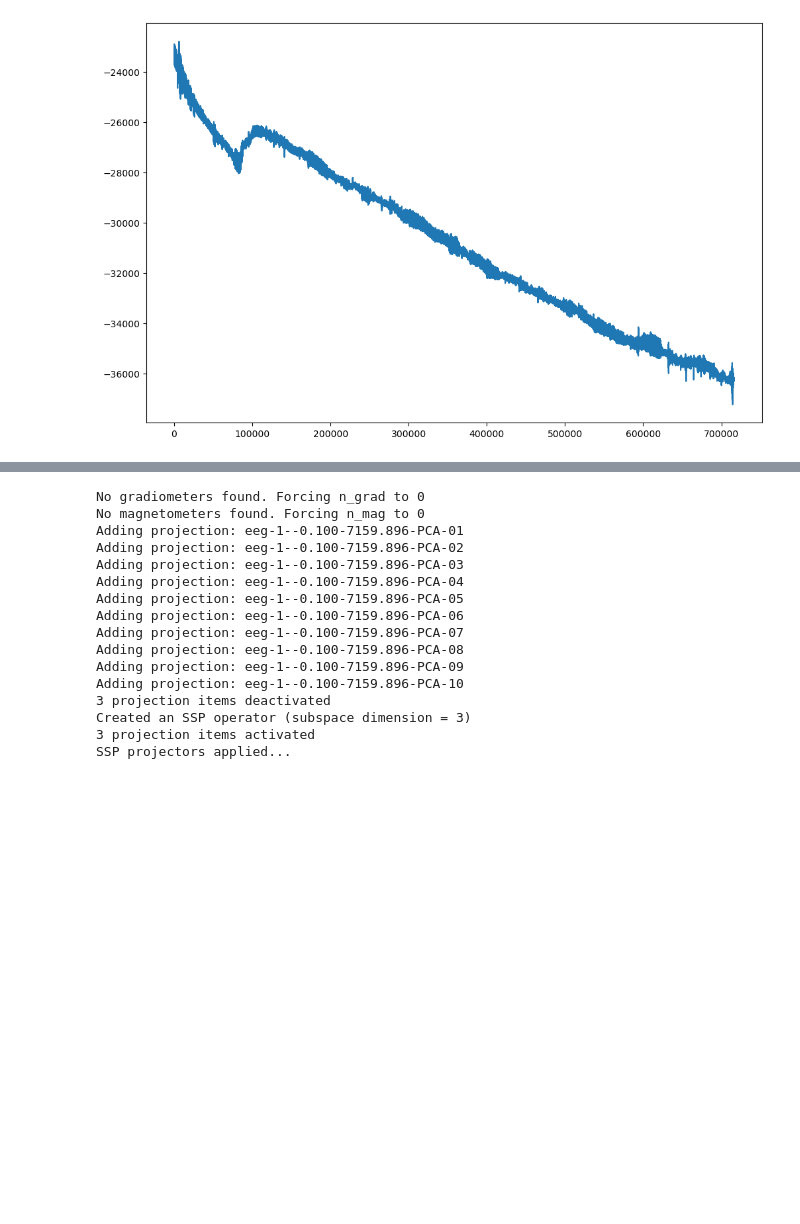
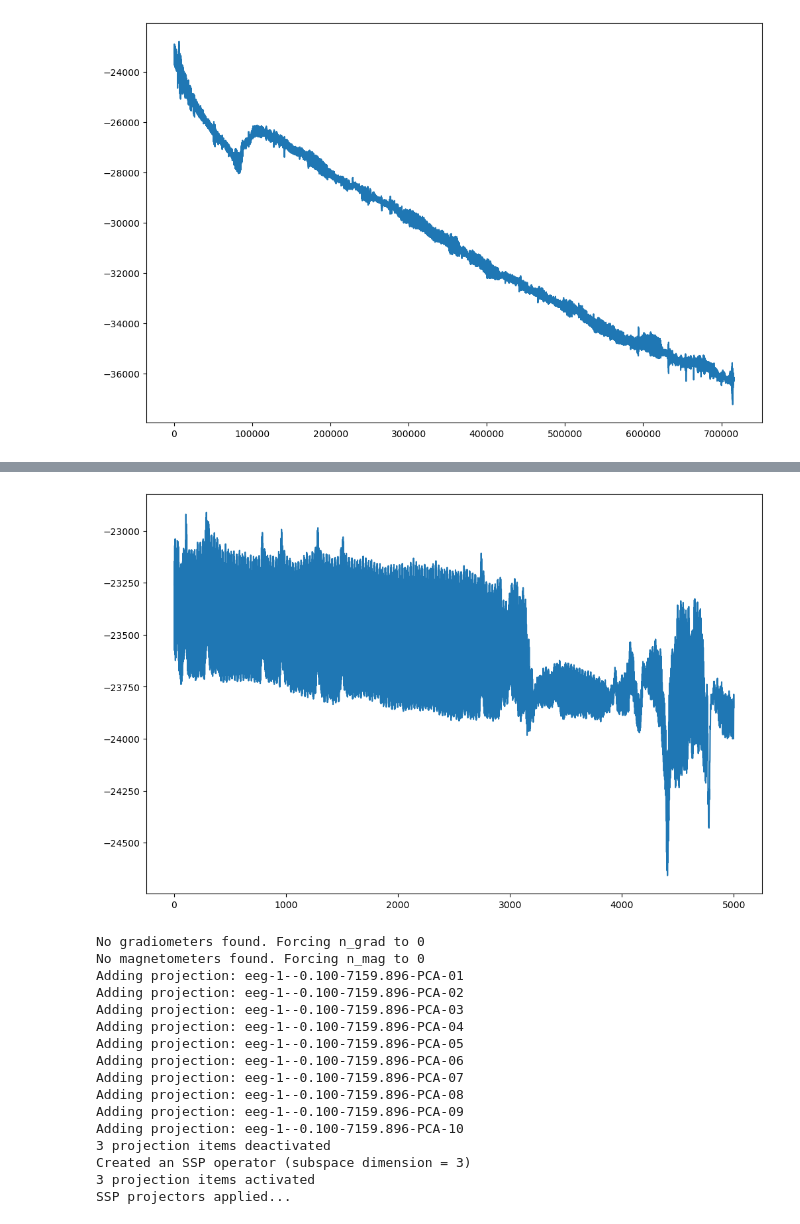
Before and after one commit to apoorva43/ClosedLoop, a Jupyter notebook: Visualization_Eyeblinks.ipynb, the cells around one changed output, grey strips where cells are left out. Cells and saved outputs as stored; diff of their text form; code cells hidden in the pictures; blank space fills up the shorter version.

```diff
--- a/Visualization_Eyeblinks.ipynb
+++ b/Visualization_Eyeblinks.ipynb
@@ -75 +83,5 @@ plot(50000, 52500)
+# %%
+plot(0, 5000) # 20 seconds time plot
+# %% [output]
+[figure, added]
 # %%
```
Also changed, not shown: parts of 7 cells of this notebook.
